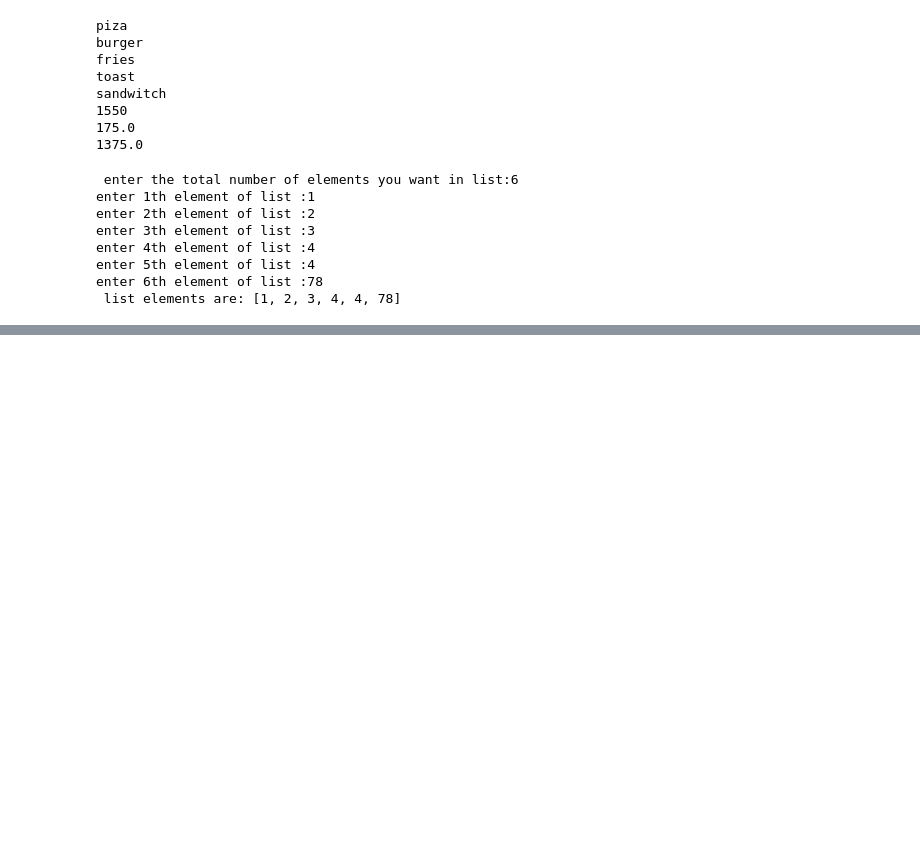
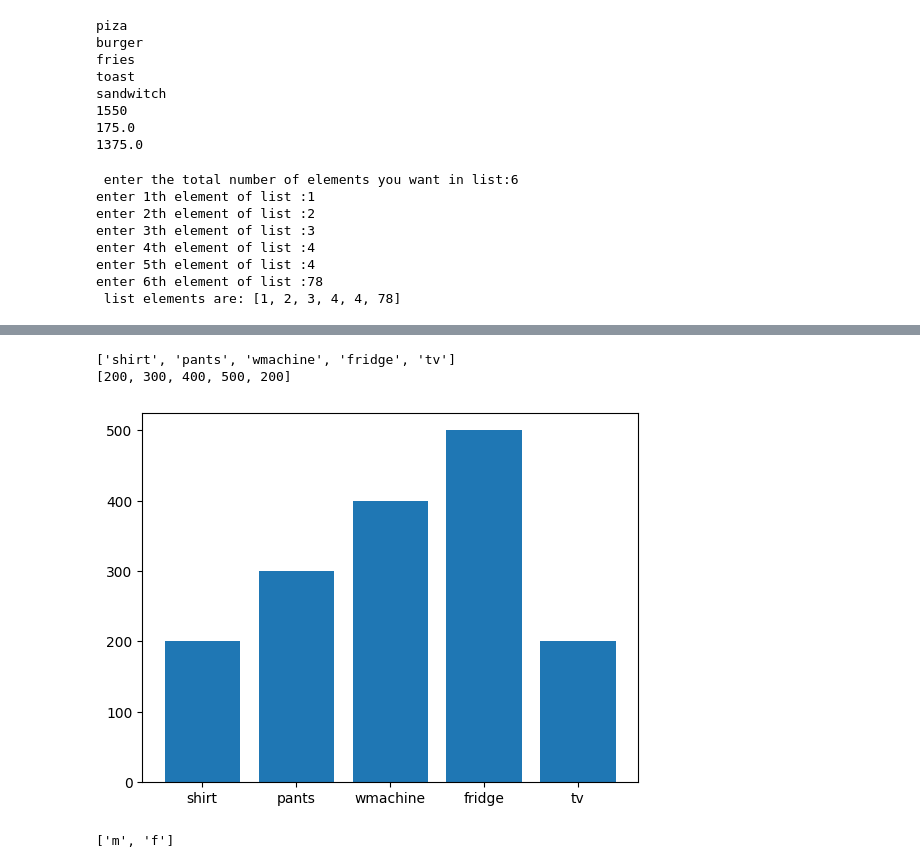
Before and after one commit to alphasinghsingh/Data_Science, a Jupyter notebook: Untitled2.ipynb, the cells around one changed output, grey strips where cells are left out. Saved outputs shown, nothing was run; the diff lists cells and outputs as text; code cells hidden in the pictures; blank space fills up the shorter version.

```diff
--- a/Untitled2.ipynb
+++ b/Untitled2.ipynb
@@ -117,0 +271,42 @@ enter 6th element of list :78
+# %%
+cname=["alpha", "beta","gamma","delta","eagle"]
+product=["shirt","pants","wmachine","fridge","tv"]
+price=[200,300,400,500,200]
+state=["hr","pu","hp","pu","wb"]
+gender=["m","m","f","f","f"]
+
+
+
+
+unique_product = []
+product_wise_sale =[]
+for i in product:
+  if i not in unique_product:
+    unique_product.append(i)
+    product_wise_sale.append(0)
+print(unique_product)
+
+
+for i in range(len(state)):
+ index= unique_product.index(product[i])
+ product_wise_sale[index]= product_wise_sale[index] + price[i]
+print(product_wise_sale)
+plt.bar(unique_product,product_wise_sale)
+plt.show()
+# %% [output]
+['shirt', 'pants', 'wmachine', 'fridge', 'tv']
+[200, 300, 400, 500, 200]
+[figure, added]
+# %%
+cname=["alpha", "beta","gamma","delta","eagle"]
+product=["shirt","pants","wmachine","fridge","tv"]
+price=[200,300,400,500,200]
+state=["hr","pu","hp","pu","wb"]
+gender=["m","m","f","f","f"]
+gen = []
+for i in gender:
+  if i not in gen:
+    gen.append(i)
+print(gen)
+# %% [output]
+['m', 'f']
```
Also changed, not shown: parts of 5 cells of this notebook.
